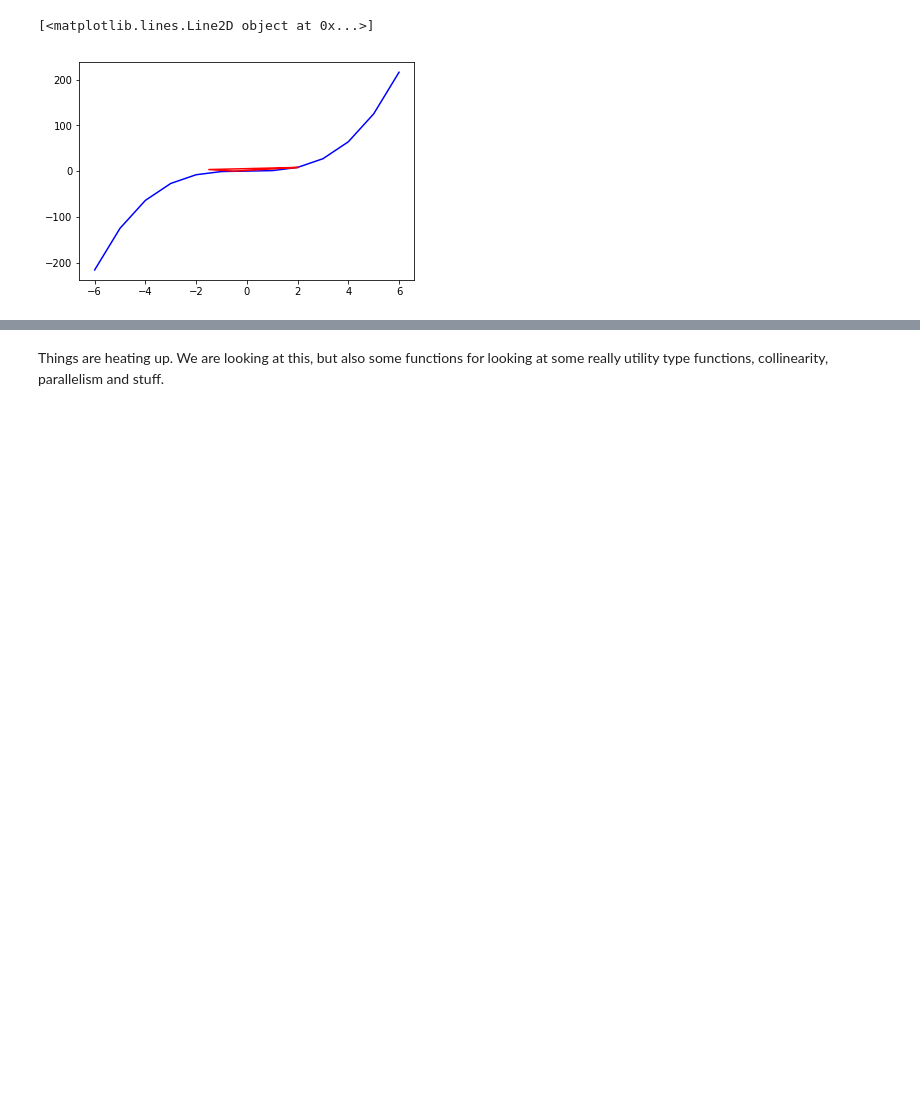
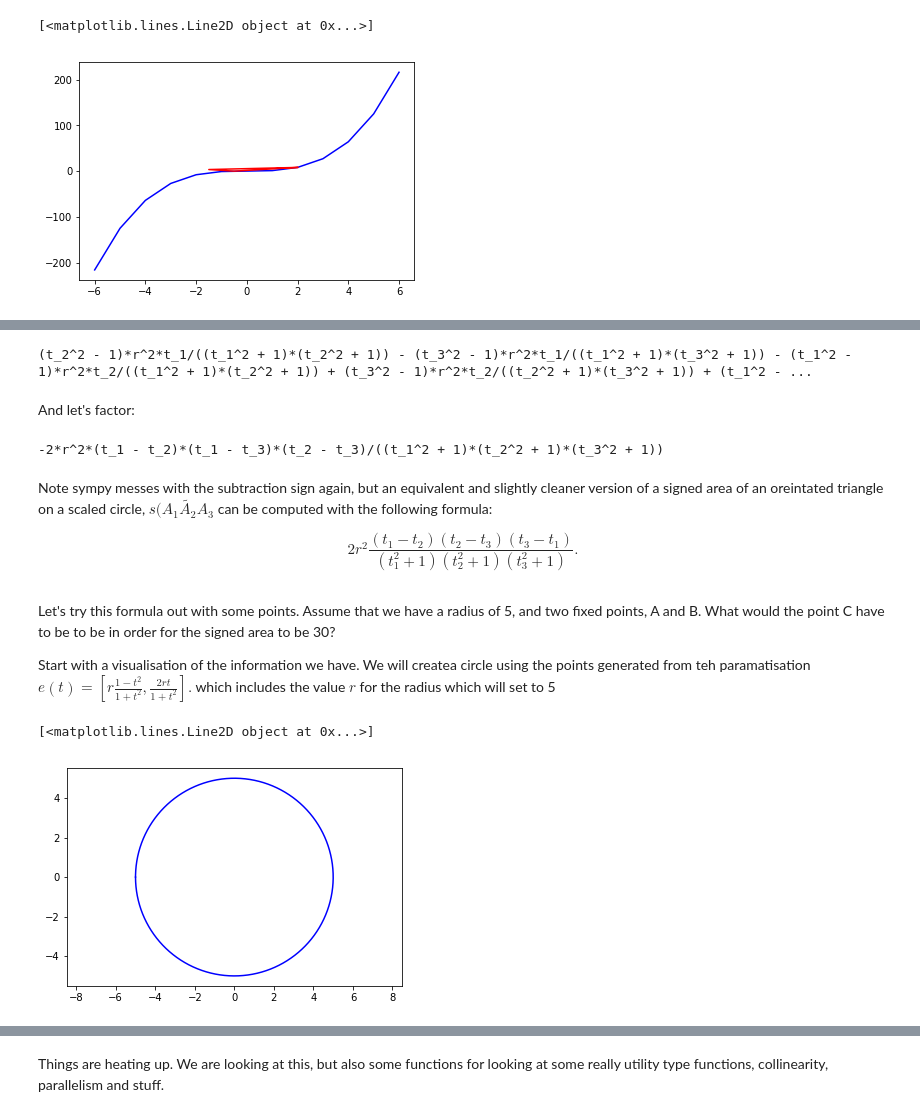
Before and after one commit to jgab3103/Jamie-Gabriel, a Jupyter notebook: Notebooks/Algebraic_Calculus_Notes_3.ipynb, the cells around one changed output, grey strips where cells are left out. Drawn from its saved outputs; the diff is of its cells as text; code cells hidden in the pictures; blank space fills up the shorter version.

Commit message:
updating signed area on circle

```diff
--- a/Notebooks/Algebraic_Calculus_Notes_3.ipynb
+++ b/Notebooks/Algebraic_Calculus_Notes_3.ipynb
@@ -252,0 +351,42 @@ $$  =-\frac{5}{16}(2t+1)(t-2)(2t+3)=-\frac{5}{16}(4t^3-13t-6).$$
+# %%
+t_1, t_2, t_3, r = sp.symbols("t_1, t_2, t_3, r")
+p1 = [(r * (1 - t_1^2))/(1 + t_1^2), (2 * r * t_1)/(1 + t_1^2) ]
+p2 = [(r * (1 - t_2^2))/(1 + t_2^2), (2 * r * t_2)/(1 + t_2^2) ]
+p3 = [(r * (1 - t_3^2))/(1 + t_3^2), (2 * r * t_3)/(1 + t_3^2) ]
+s = compute_signed_area_using_meisters_formula([p1, p2, p3])
+show(s)
+# %% [output]
+(t_2^2 - 1)*r^2*t_1/((t_1^2 + 1)*(t_2^2 + 1)) - (t_3^2 - 1)*r^2*t_1/((t_1^2 + 1)*(t_3^2 + 1)) - (t_1^2 - 1)*r^2*t_2/((t_1^2 + 1)*(t_2^2 + 1)) + (t_3^2 - 1)*r^2*t_2/((t_2^2 + 1)*(t_3^2 + 1)) + (t_1^2 - ...
+# %% [markdown]
+And let's factor:
+# %%
+show(s.factor())
+# %% [output]
+-2*r^2*(t_1 - t_2)*(t_1 - t_3)*(t_2 - t_3)/((t_1^2 + 1)*(t_2^2 + 1)*(t_3^2 + 1))
+# %% [markdown]
+Note sympy messes with the subtraction sign again, but an equivalent and slightly cleaner version of a signed area of an oreintated triangle on a scaled circle, $s(\widetilde{A_1A_2A_3}$ can be computed with the following formula:
+
+$$2r^2\frac{(t_1-t_2)(t_2-t_3)(t_3-t_1)}{(t_1^2+1)(t_2^2+1)(t_3^2+1)}.$$
+# %% [markdown]
+Let's try this formula out with some points. Assume that we have a radius of 5, and two fixed points, A and B. What would the point C have to be to be in order for the signed area to be 30?
+
+Start with a visualisation of the information we have. We will createa circle using the points generated from teh paramatisation $e(t)=\left[r\frac{1-t^2}{1+t^2}, \frac{2rt}{1+t^2}\right].$ which includes the value $r$ for the radius which will set to 5
+# %%
+fig, ax = plt.subplots()
+# points for circle
+initial_values = np.arange(start=-1000, stop=1000, step=.001)
+r = 5
+x2 = (r * (1 - initial_values^2) / (1 + initial_values^2))
+y2 = ((2 * r * initial_values) / (1 + initial_values^2))
+
+
+# points on circle
+# points_choice = np.array([[0,5],[-3,4]])
+# points_for_plotting = np.append(points_choice, [points_choice[0]], axis=0)
+
+
+ax.axis('equal')
+ax.plot(x2, y2, 'b')
+# %% [output]
+[<matplotlib.lines.Line2D object at 0x...>]
+[figure, added]
```
Also changed, not shown: parts of 16 cells of this notebook.
